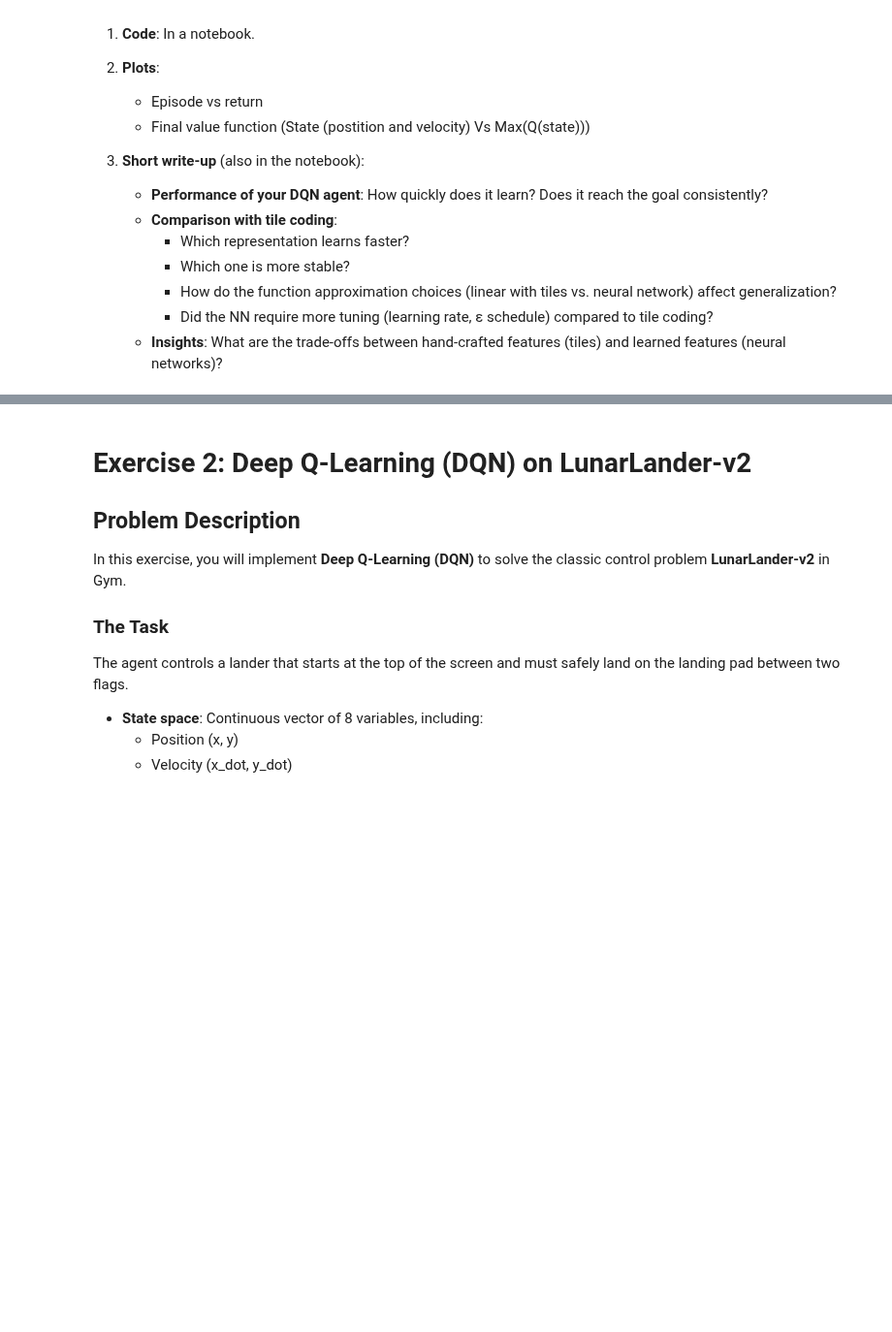
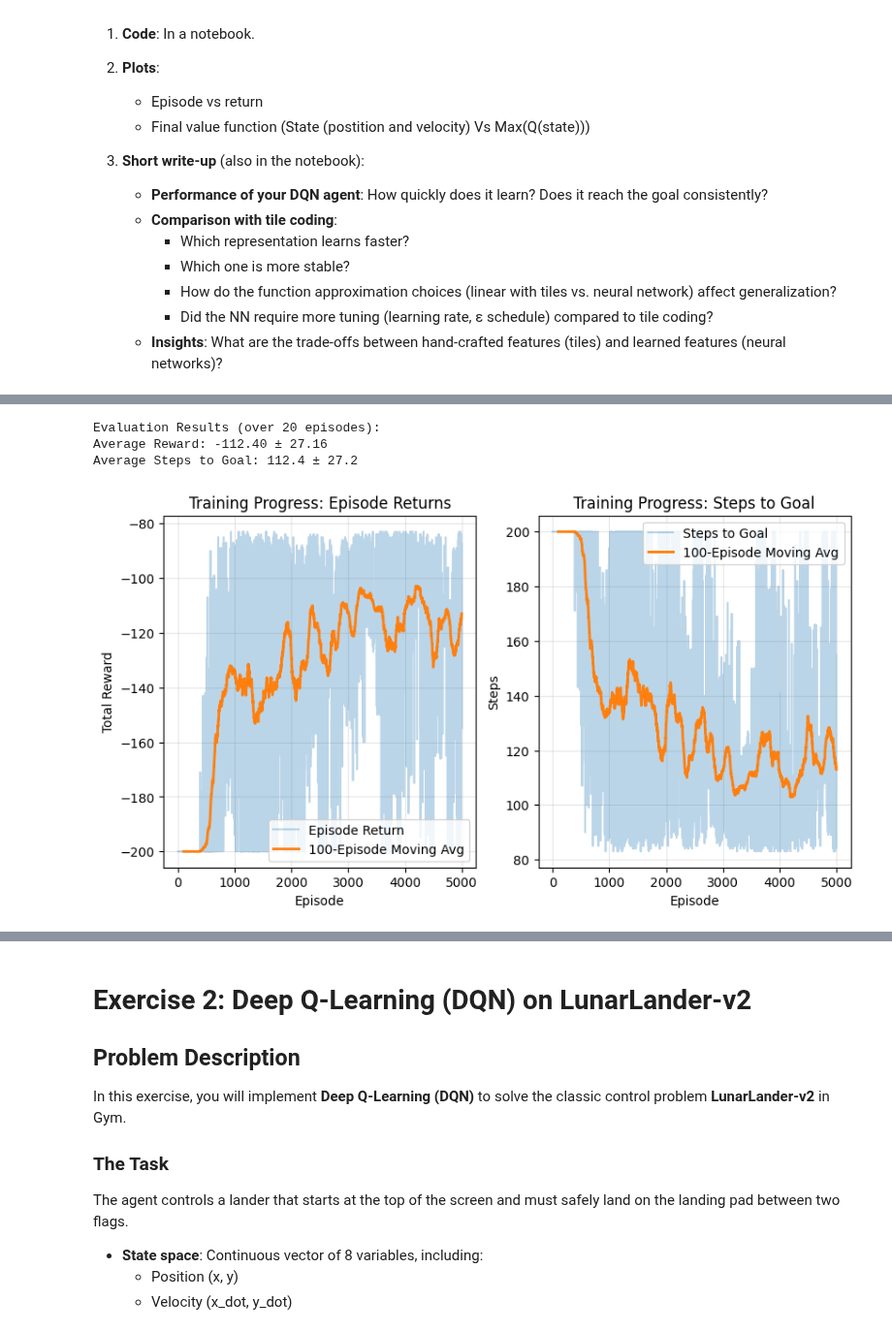
Before and after one commit to ddcreating/RL_code, a Jupyter notebook: lab6_nonlinear.ipynb, the cells around one changed output, grey strips where cells are left out. Shown at 97% size. Drawn from its saved outputs; the diff is of its cells as text; code cells hidden in the pictures; blank space fills up the shorter version.

```diff
--- a/lab6_nonlinear.ipynb
+++ b/lab6_nonlinear.ipynb
@@ -111,6 +111,7 @@ epsilon_decay = 0.995
 num_episodes = 5000
 batch_size = 64
 replay_buffer_size = 50000
+target_update_freq = 10  # Update target network every 10 episodes
 
 device = torch.device("cuda" if torch.cuda.is_available() else "cpu")
 # %%
@@ -129,6 +130,10 @@ class QNetwork(nn.Module):
 # %%
 # Initialize Q-network and optimizer
 q_net = QNetwork(state_dim, n_actions).to(device)
+target_net = QNetwork(state_dim, n_actions).to(device)
+target_net.load_state_dict(q_net.state_dict())  # Copy weights
+target_net.eval()  # Target network is only for inference
+
 optimizer = optim.Adam(q_net.parameters(), lr=alpha)
 loss_fn = nn.MSELoss()
 replay_buffer = deque(maxlen=replay_buffer_size)
@@ -158,8 +173,10 @@ def train_dqn():
     dones = torch.FloatTensor(dones).to(device)
 
     q_values = q_net(states).gather(1, actions.unsqueeze(1)).squeeze(1)
-    next_q_values = q_net(next_states).max(1)[0].detach()
-    targets = rewards + gamma * next_q_values * (1 - dones)
+    # Compute target: r + gamma * max_a' Q_target(s', a') if not done, else r
+    with torch.no_grad():
+        next_q_values = target_net(next_states).max(1)[0]
+        targets = rewards + gamma * next_q_values * (1 - dones)
 
     loss = loss_fn(q_values, targets)
     optimizer.zero_grad()
@@ -192,0 +281,37 @@ for episode in range(num_episodes):
+# %%
+# Run evaluation
+eval_rewards, eval_steps = evaluate_policy(num_eval_episodes=20)
+# %% [output]
+Evaluation Results (over 20 episodes):
+Average Reward: -112.40 ± 27.16
+Average Steps to Goal: 112.4 ± 27.2
+# %%
+# Plotting
+plt.figure(figsize=(15, 5))
+
+# Plot 1: Episode vs Return
+plt.subplot(1, 3, 1)
+plt.plot(rewards_dqn, alpha=0.3, label='Episode Return')
+window = 100
+moving_avg = np.convolve(rewards_dqn, np.ones(window)/window, mode='valid')
+plt.plot(range(window-1, len(rewards_dqn)), moving_avg,
+         label=f'{window}-Episode Moving Avg', linewidth=2)
+plt.xlabel('Episode')
+plt.ylabel('Total Reward')
+plt.title('Training Progress: Episode Returns')
+plt.legend()
+plt.grid(True, alpha=0.3)
+
+# Plot 2: Steps to Goal
+plt.subplot(1, 3, 2)
+plt.plot(steps_to_goal, alpha=0.3, label='Steps to Goal')
+moving_avg_steps = np.convolve(steps_to_goal, np.ones(window)/window, mode='valid')
+plt.plot(range(window-1, len(steps_to_goal)), moving_avg_steps,
+         label=f'{window}-Episode Moving Avg', linewidth=2)
+plt.xlabel('Episode')
+plt.ylabel('Steps')
+plt.title('Training Progress: Steps to Goal')
+plt.legend()
+plt.grid(True, alpha=0.3)
+# %% [output]
+[figure, added]
```
Also changed, not shown: parts of 10 cells of this notebook.
